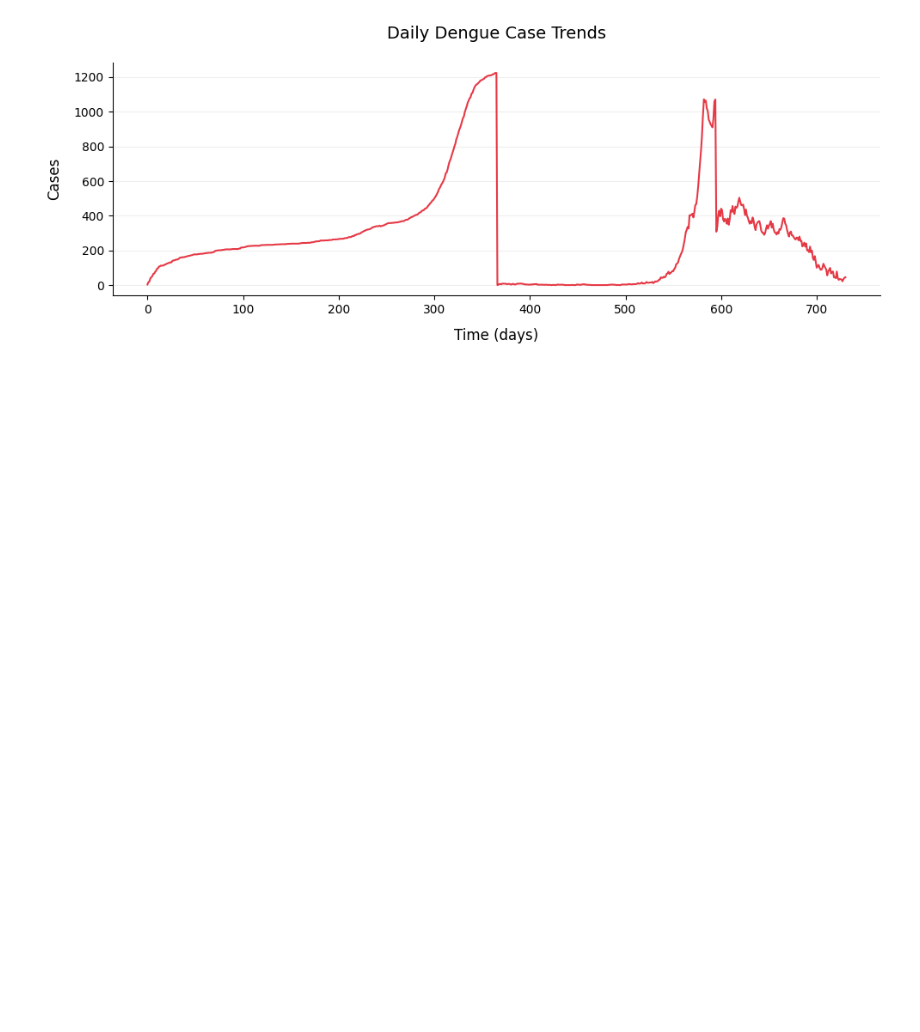
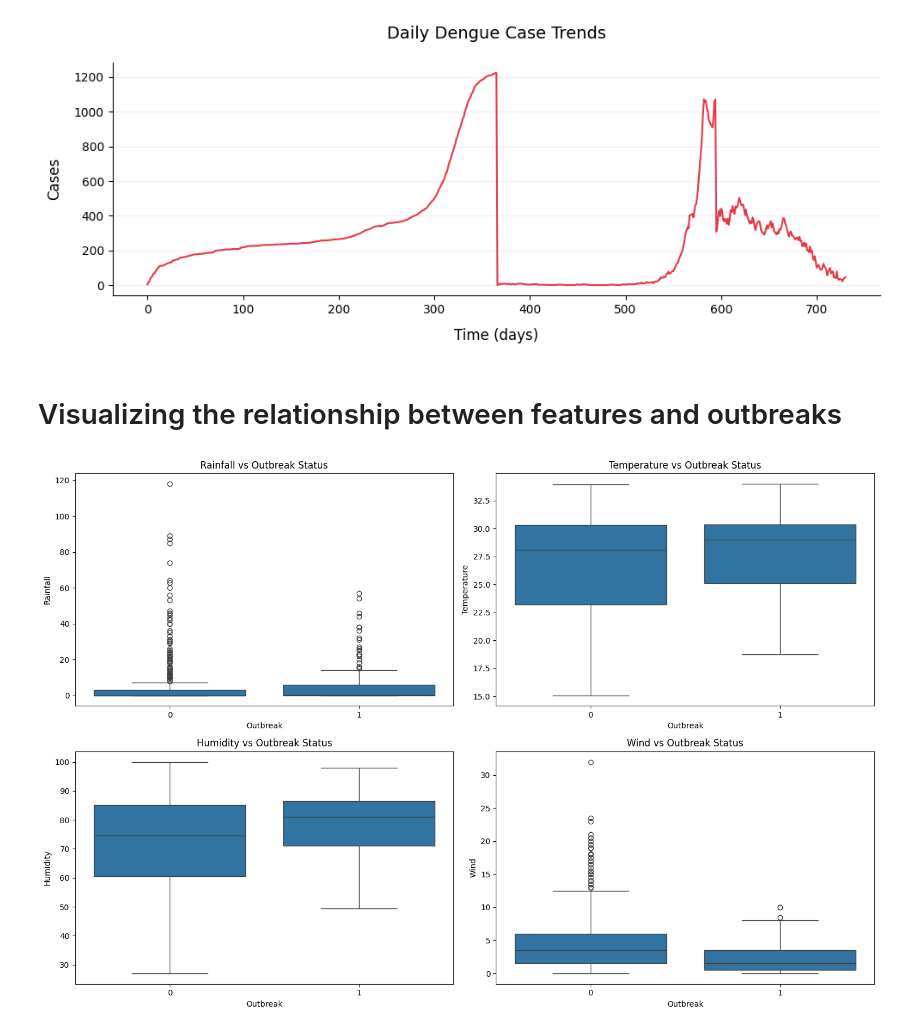
Before and after one commit to Diyaa-lacoul/Ai-Coursework, a Jupyter notebook: AI.ipynb, the cells around one changed output. Cells and saved outputs as stored; diff of their text form; code cells hidden in the pictures; blank space fills up the shorter version.

Commit message:
Outbreak vs Features

```diff
--- a/AI.ipynb
+++ b/AI.ipynb
@@ -62,3 +62,23 @@ plt.tight_layout()
 plt.show()
 # %% [output]
 [figure]
+# %%
+# Create a binary target variable (1 for outbreak days, 0 for non-outbreak)
+# We'll define an outbreak day as when cases are above the 75th percentile
+outbreak_threshold = df['Case'].quantile(0.75)
+df['Outbreak'] = (df['Case'] > outbreak_threshold).astype(int)
+# %% [markdown]
+# Visualizing the relationship between features and outbreaks
+# %%
+# Visualizing the relationship between features and outbreaks
+plt.figure(figsize=(15, 10))
+features = ['Rainfall', 'Temperature', 'Humidity', 'Wind']
+
+for i, feature in enumerate(features, 1):
+    plt.subplot(2, 2, i)
+    sns.boxplot(x='Outbreak', y=feature, data=df)
+    plt.title(f'{feature} vs Outbreak Status')
+plt.tight_layout()
+plt.show()
+# %% [output]
+[figure, added]
```
